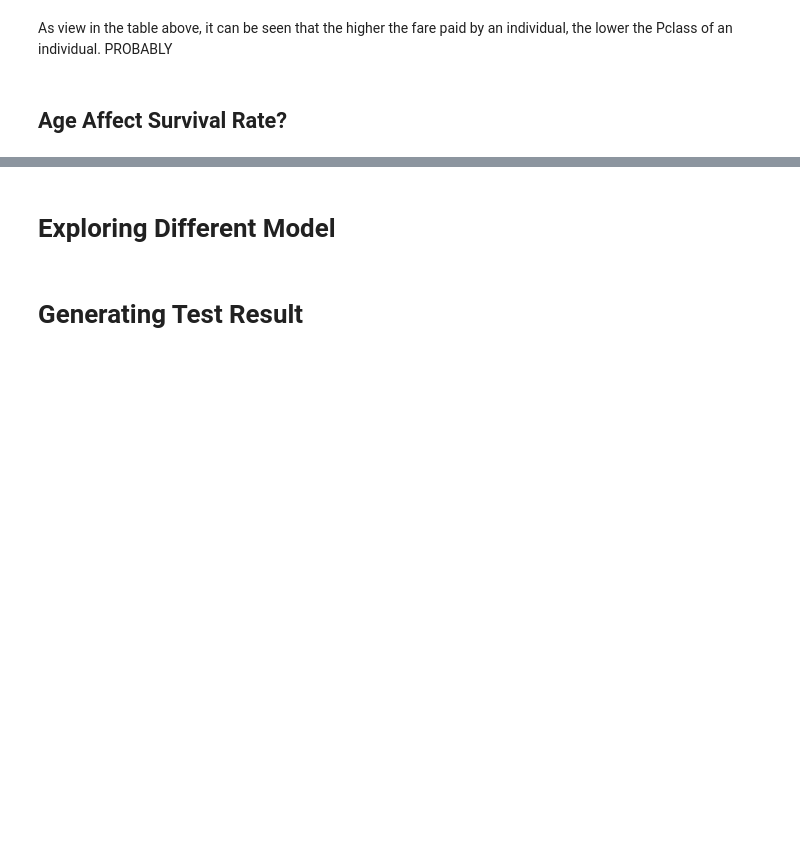
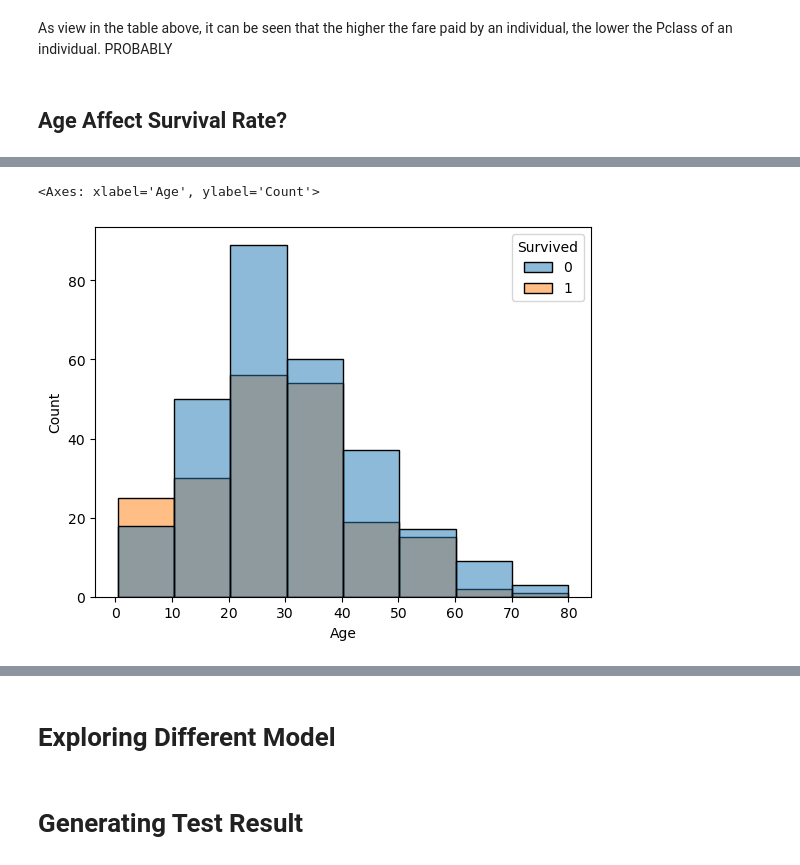
Before and after one commit to TangLitEn/kaggle-titanic, a Jupyter notebook: main.ipynb, the cells around one changed output, grey strips where cells are left out. Saved outputs shown, nothing was run; the diff lists cells and outputs as text; code cells hidden in the pictures; blank space fills up the shorter version.

Commit message:
added in some data analysis and data visualisation

```diff
--- a/main.ipynb
+++ b/main.ipynb
@@ -140,0 +149,5 @@ As view in the table above, it can be seen that the higher the fare paid by an i
+# %%
+sns.histplot(data=real_train, x="Age", bins=8,hue="Survived")
+# %% [output]
+<Axes: xlabel='Age', ylabel='Count'>
+[figure, added]
```
Also changed, not shown: parts of 10 cells of this notebook.
